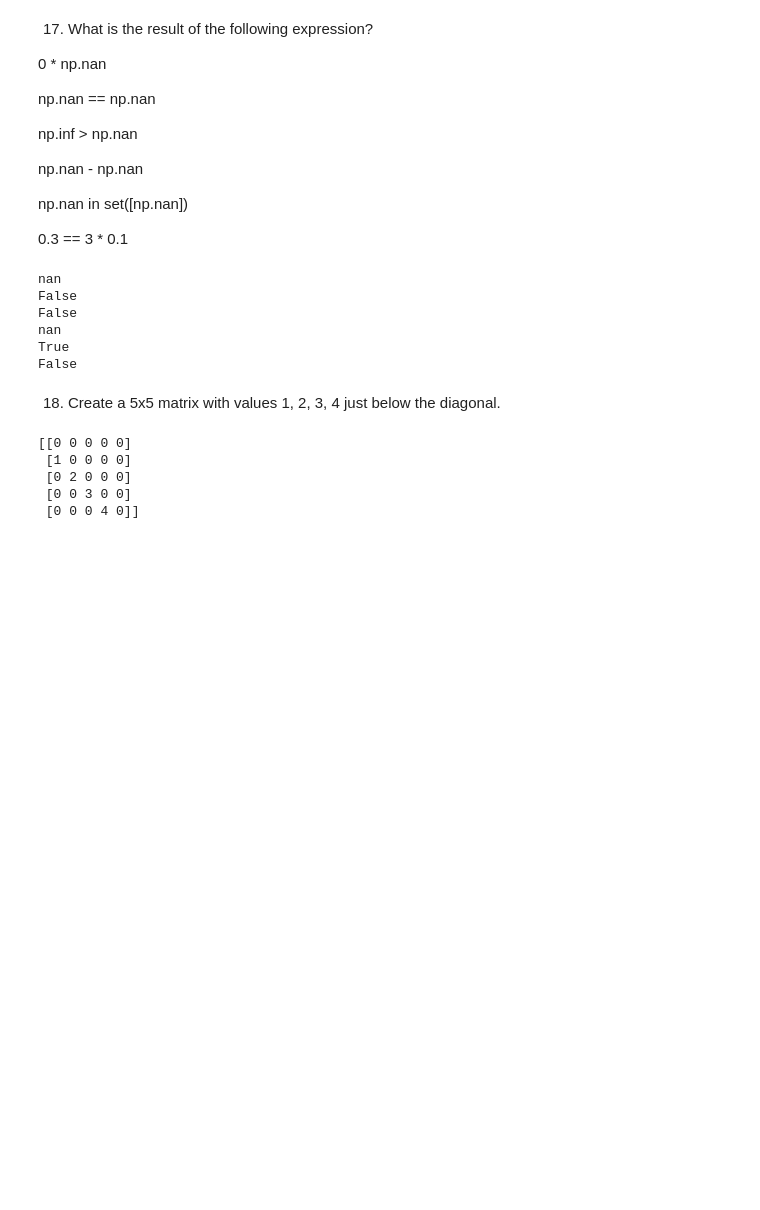
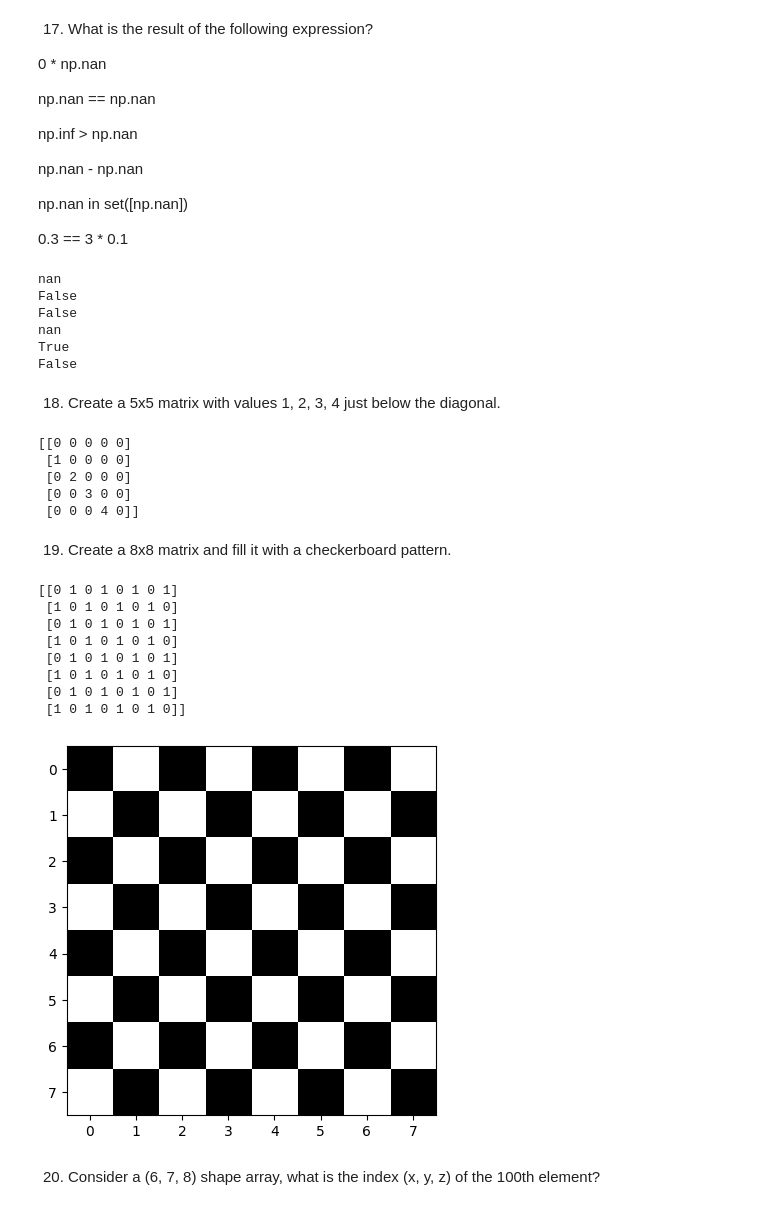
Before and after one commit to JoseJesusLaCasaNieto/Programming_Challenges, a Jupyter notebook: Numpy/100_Numpy_Exercises.ipynb, the cells around one changed output. Drawn from its saved outputs; the diff is of its cells as text; code cells hidden in the pictures; blank space fills up the shorter version.

```diff
--- a/Numpy/100_Numpy_Exercises.ipynb
+++ b/Numpy/100_Numpy_Exercises.ipynb
@@ -252,3 +253,26 @@ print(array)
  [0 2 0 0 0]
  [0 0 3 0 0]
  [0 0 0 4 0]]
+# %% [markdown]
+19. Create a 8x8 matrix and fill it with a checkerboard pattern.
+# %%
+checkerboard = np.zeros((8, 8), dtype=int)
+
+checkerboard[1::2, ::2] = 1
+checkerboard[::2, 1::2] = 1
+print(checkerboard)
+
+plt.imshow(checkerboard, cmap='gray', interpolation='nearest')
+plt.show()
+# %% [output]
+[[0 1 0 1 0 1 0 1]
+ [1 0 1 0 1 0 1 0]
+ [0 1 0 1 0 1 0 1]
+ [1 0 1 0 1 0 1 0]
+ [0 1 0 1 0 1 0 1]
+ [1 0 1 0 1 0 1 0]
+ [0 1 0 1 0 1 0 1]
+ [1 0 1 0 1 0 1 0]]
+[figure, added]
+# %% [markdown]
+20. Consider a (6, 7, 8) shape array, what is the index (x, y, z) of the 100th element?
```
Also changed, not shown: parts of 22 cells of this notebook.
